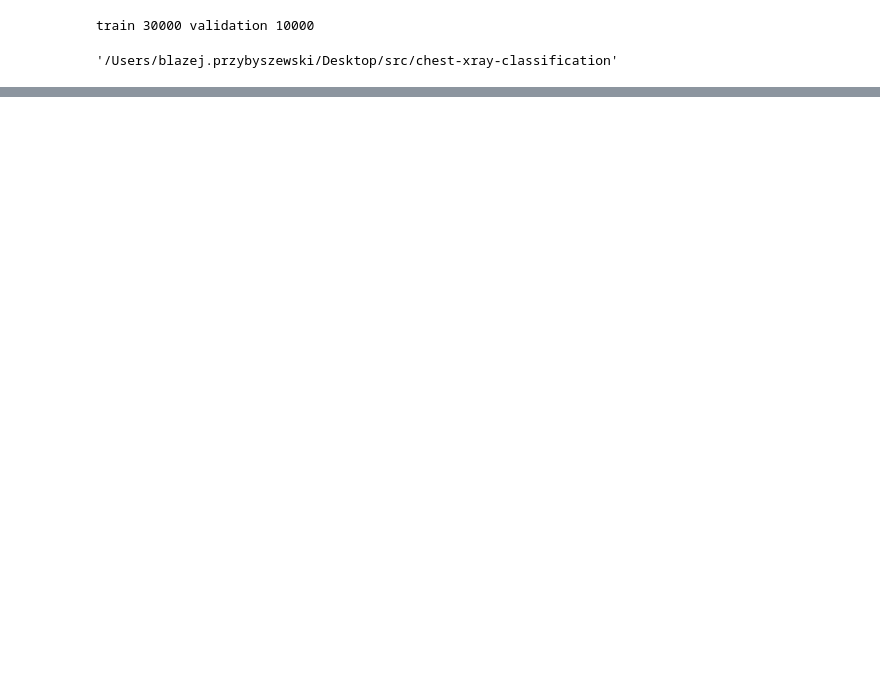
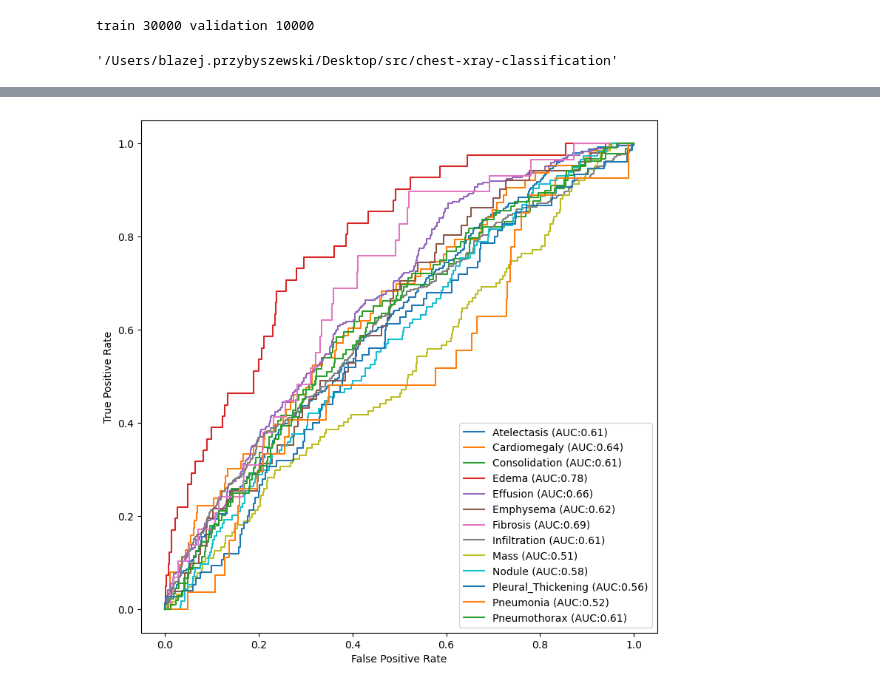
Before and after one commit to bprzybysz/chest-xray-classification, a Jupyter notebook: chest-xray-reboot.ipynb, the cells around one changed output, grey strips where cells are left out. Cells and saved outputs as stored; diff of their text form; code cells hidden in the pictures; blank space fills up the shorter version.

```diff
--- a/chest-xray-reboot.ipynb
+++ b/chest-xray-reboot.ipynb
@@ -355,0 +393,6 @@ test_ds.element_spec
+# %%
+multi_disease_model.fit(train_ds,
+                                  steps_per_epoch = 100,
+                                  validation_data =  (test_X, test_Y),
+                                  epochs = 20,
+                                  callbacks = callbacks_list)
@@ -355,0 +418,6 @@ test_ds.element_spec
+# %%
+pred_y = multi_disease_model.predict(test_X, batch_size = 32, verbose = True)
+test_Y = test_y.numpy()
+
+plot_roc_curve(test_Y, pred_y, all_labels)
+# %% [output]
@@ -355,0 +425 @@ test_ds.element_spec
+[figure, added]
```
Also changed, not shown: parts of 24 cells of this notebook.
